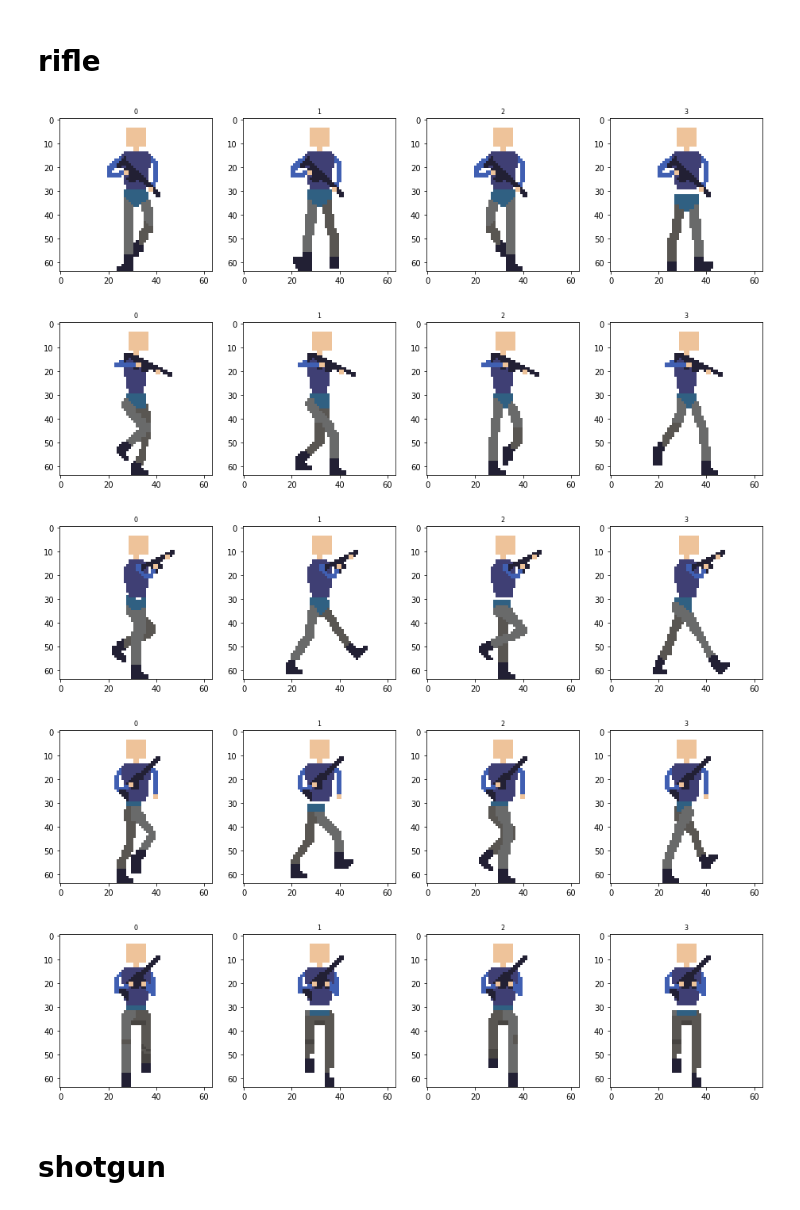
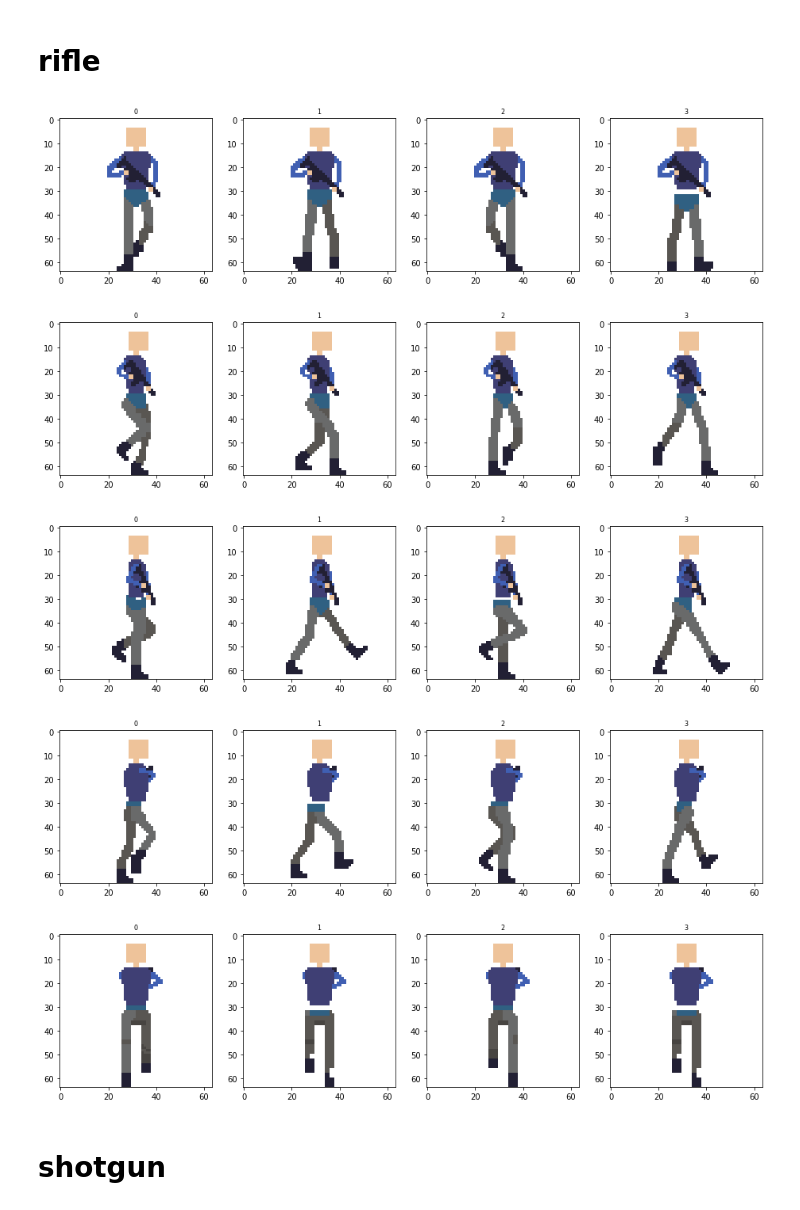
Before and after one commit to scrudgey/DJ2020-tools, a Jupyter notebook: sprite inspector.ipynb, the cells around one changed output. Drawn from its saved outputs; the diff is of its cells as text; code cells hidden in the pictures.

```diff
--- a/sprite inspector.ipynb
+++ b/sprite inspector.ipynb
@@ -111,13 +115,13 @@ gunwalk(smg_sprites)
 # %% [markdown]
 # rifle
-# %%
-gunwalk(rifle_sprites)
-# %% [output]
-[figure, removed]
-[figure, removed]
-[figure, removed]
-[figure, removed]
-[figure, removed]
+# %%
+gunwalk(rifle_sprites, gun_indexes=[0, 3, 6, 9, 12])
+# %% [output]
+[figure, added]
+[figure, added]
+[figure, added]
+[figure, added]
+[figure, added]
 # %% [markdown]
 # shotgun
 # %%
```
Also changed, not shown: parts of 7 cells of this notebook.
